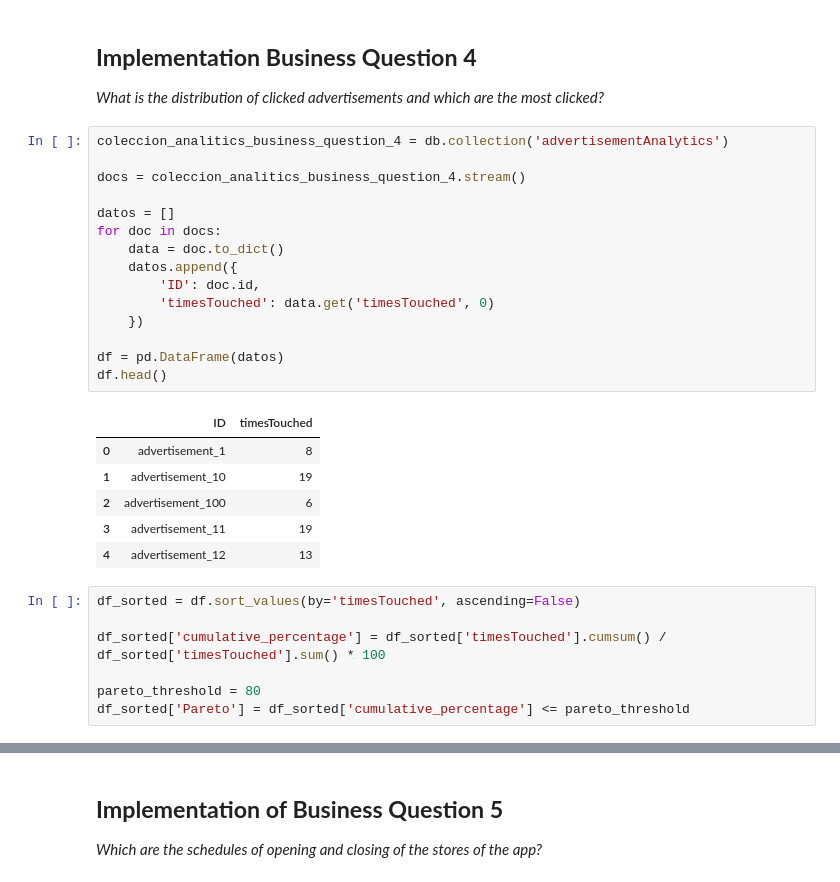
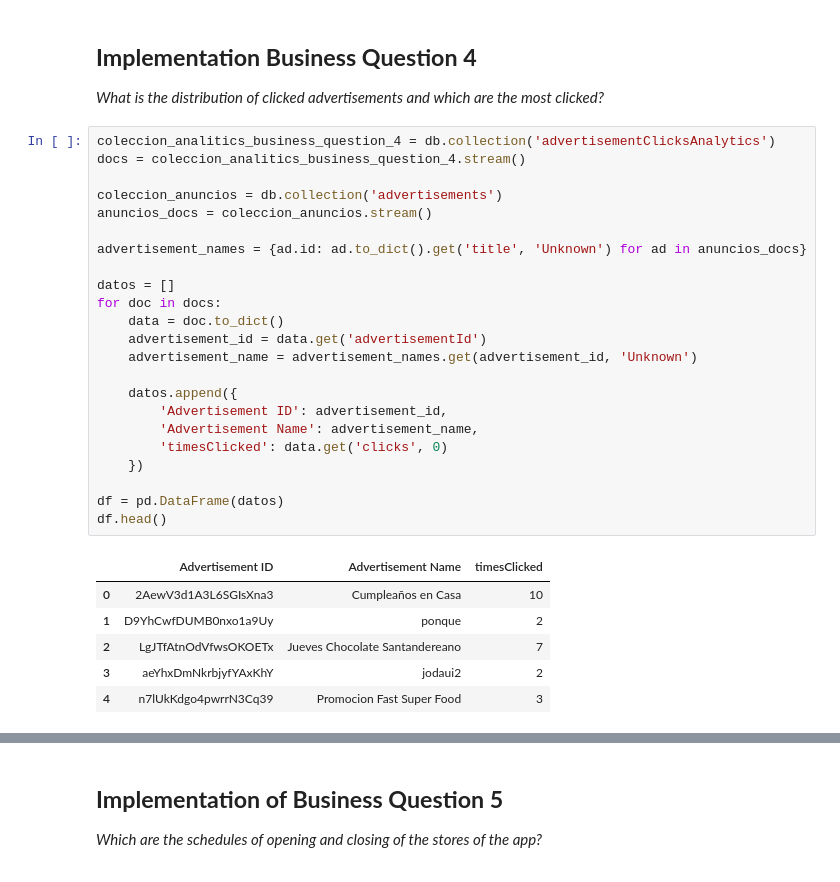
Before and after one commit to MobileDev-SEC02-G21/Senecard_Analytics, a Jupyter notebook: Analytics_Senecard/Analytics_Senecard/Analytics_Senecard.ipynb, the cells around one changed output, grey strips where cells are left out. Saved outputs shown, nothing was run; the diff lists cells and outputs as text.

```diff
--- a/Analytics_Senecard/Analytics_Senecard/Analytics_Senecard.ipynb
+++ b/Analytics_Senecard/Analytics_Senecard/Analytics_Senecard.ipynb
@@ -188,31 +188,32 @@ plt.show()
 
 *What is the distribution of clicked advertisements and which are the most clicked?*
 # %%
-coleccion_analitics_business_question_4 = db.collection('advertisementAnalytics')
+coleccion_analitics_business_question_4 = db.collection('advertisementClicksAnalytics')
+docs = coleccion_analitics_business_question_4.stream()
 
-docs = coleccion_analitics_business_question_4.stream()
+coleccion_anuncios = db.collection('advertisements')
+anuncios_docs = coleccion_anuncios.stream()
+
+advertisement_names = {ad.id: ad.to_dict().get('title', 'Unknown') for ad in anuncios_docs}
 
 datos = []
 for doc in docs:
     data = doc.to_dict()
+    advertisement_id = data.get('advertisementId')
+    advertisement_name = advertisement_names.get(advertisement_id, 'Unknown')
+
     datos.append({
-        'ID': doc.id,
-        'timesTouched': data.get('timesTouched', 0)
+        'Advertisement ID': advertisement_id,
+        'Advertisement Name': advertisement_name,
+        'timesClicked': data.get('clicks', 0)
     })
 
 df = pd.DataFrame(datos)
 df.head()
 # %% [output]
-|  | ID | timesTouched |
-| 0 | advertisement_1 | 8 |
-| 1 | advertisement_10 | 19 |
-| 2 | advertisement_100 | 6 |
-| 3 | advertisement_11 | 19 |
-| 4 | advertisement_12 | 13 |
+|  | Advertisement ID | Advertisement Name | timesClicked |
+| 0 | 2AewV3d1A3L6SGIsXna3 | Cumpleaños en Casa | 10 |
+| 1 | D9YhCwfDUMB0nxo1a9Uy | ponque | 2 |
+| 2 | LgJTfAtnOdVfwsOKOETx | Jueves Chocolate Santandereano | 7 |
+| 3 | aeYhxDmNkrbjyfYAxKhY | jodaui2 | 2 |
+| 4 | n7lUkKdgo4pwrrN3Cq39 | Promocion Fast Super Food | 3 |
-# %%
-df_sorted = df.sort_values(by='timesTouched', ascending=False)
-
-df_sorted['cumulative_percentage'] = df_sorted['timesTouched'].cumsum() / df_sorted['timesTouched'].sum() * 100
-
-pareto_threshold = 80
-df_sorted['Pareto'] = df_sorted['cumulative_percentage'] <= pareto_threshold
```
Also changed, not shown: parts of 13 cells of this notebook, 1 other file.
